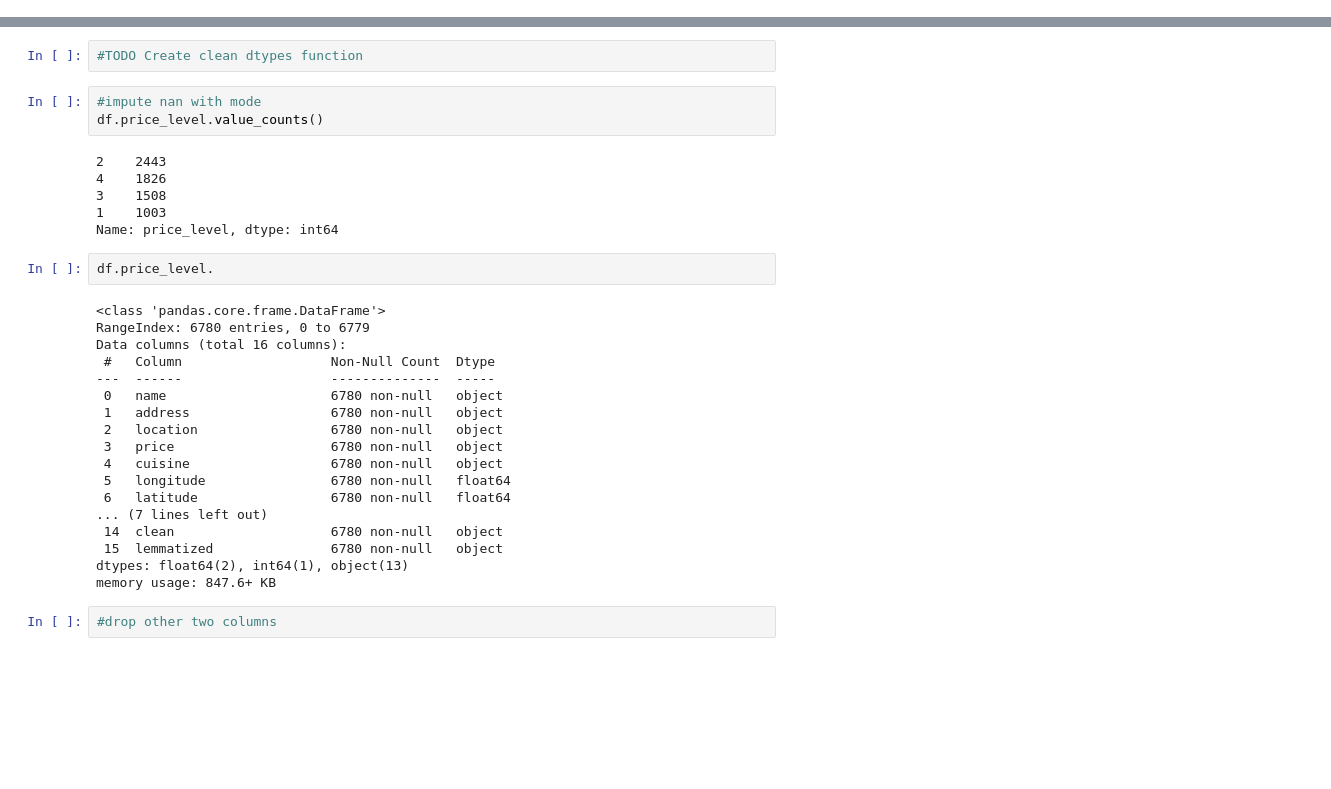
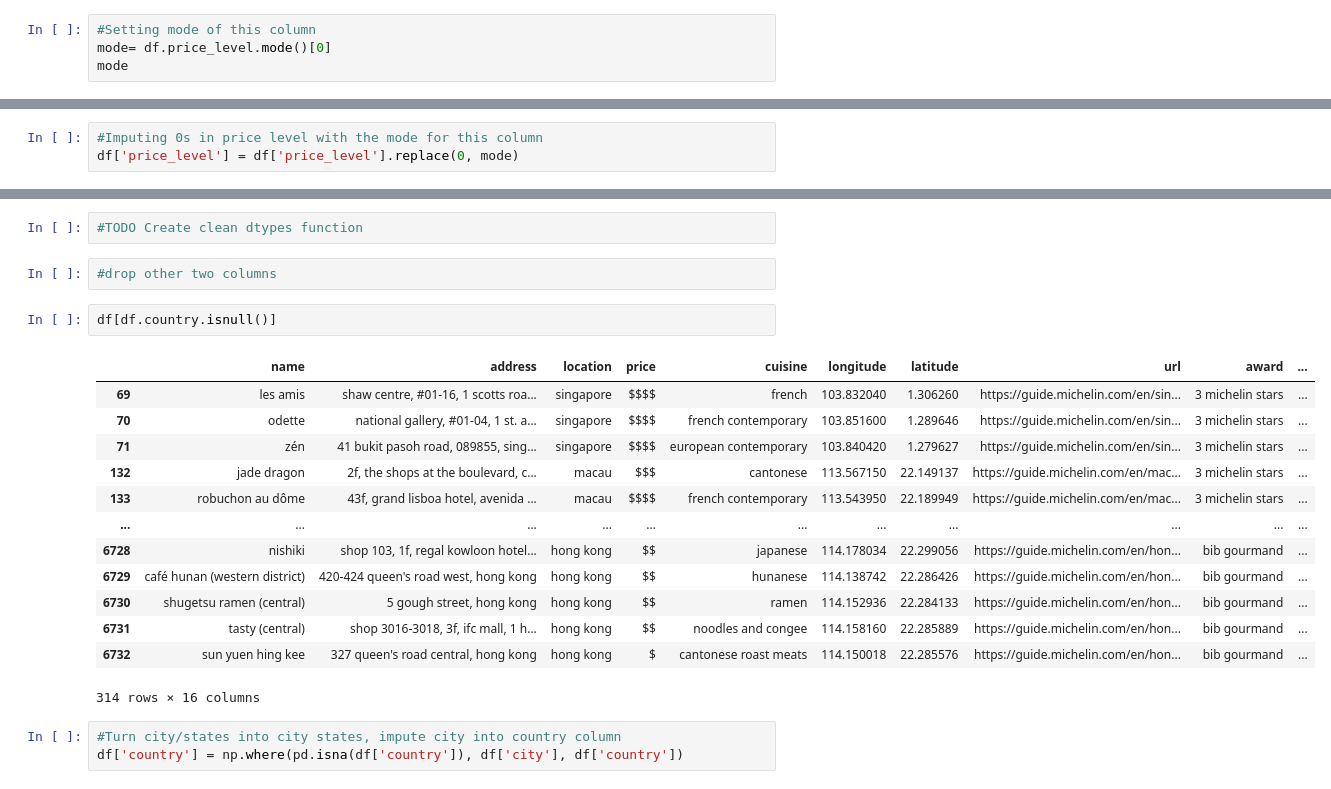
Before and after one commit to CodeupGourmands/Michelin_NLP_Capstone, a Jupyter notebook: cristina_notebook.ipynb, the cells around one changed output, grey strips where cells are left out. Cells and saved outputs as stored; diff of their text form; blank space fills up the shorter version.

```diff
--- a/cristina_notebook.ipynb
+++ b/cristina_notebook.ipynb
@@ -140,3 +135,7 @@ df.price_level.value_counts()
 1    1003
 0      54
 Name: price_level, dtype: int64
+# %%
+#Setting mode of this column
+mode= df.price_level.mode()[0]
+mode
@@ -143 +144,4 @@ Name: price_level, dtype: int64
+# %%
+#Imputing 0s in price level with the mode for this column
+df['price_level'] = df['price_level'].replace(0, mode)
 # %%
@@ -274,34 +227,24 @@ df.award.dtype
 dtype('O')
 # %%
 #TODO Create clean dtypes function
-# %%
-#impute nan with mode
-df.price_level.value_counts()
-# %% [output]
-2    2443
-4    1826
-3    1508
-1    1003
-Name: price_level, dtype: int64
-# %%
-df.price_level.
-# %% [output]
-<class 'pandas.core.frame.DataFrame'>
-RangeIndex: 6780 entries, 0 to 6779
-Data columns (total 16 columns):
- #   Column                   Non-Null Count  Dtype
----  ------                   --------------  -----
- 0   name                     6780 non-null   object
- 1   address                  6780 non-null   object
- 2   location                 6780 non-null   object
- 3   price                    6780 non-null   object
- 4   cuisine                  6780 non-null   object
- 5   longitude                6780 non-null   float64
- 6   latitude                 6780 non-null   float64
-... (7 lines left out)
- 14  clean                    6780 non-null   object
- 15  lemmatized               6780 non-null   object
-dtypes: float64(2), int64(1), object(13)
-memory usage: 847.6+ KB
 # %%
 #drop other two columns
+# %%
+df[df.country.isnull()]
+# %% [output]
+|  | name | address | location | price | cuisine | longitude | latitude | url | award | ... |
+| 69 | les amis | shaw centre, #01-16, 1 scotts roa... | singapore | $$$$ | french | 103.832040 | 1.306260 | https://guide.michelin.com/en/sin... | 3 michelin stars | ... |
+| 70 | odette | national gallery, #01-04, 1 st. a... | singapore | $$$$ | french contemporary | 103.851600 | 1.289646 | https://guide.michelin.com/en/sin... | 3 michelin stars | ... |
+| 71 | zén | 41 bukit pasoh road, 089855, sing... | singapore | $$$$ | european contemporary | 103.840420 | 1.279627 | https://guide.michelin.com/en/sin... | 3 michelin stars | ... |
+| 132 | jade dragon | 2f, the shops at the boulevard, c... | macau | $$$ | cantonese | 113.567150 | 22.149137 | https://guide.michelin.com/en/mac... | 3 michelin stars | ... |
+| 133 | robuchon au dôme | 43f, grand lisboa hotel, avenida ... | macau | $$$$ | french contemporary | 113.543950 | 22.189949 | https://guide.michelin.com/en/mac... | 3 michelin stars | ... |
+| ... | ... | ... | ... | ... | ... | ... | ... | ... | ... | ... |
+| 6728 | nishiki | shop 103, 1f, regal kowloon hotel... | hong kong | $$ | japanese | 114.178034 | 22.299056 | https://guide.michelin.com/en/hon... | bib gourmand | ... |
+| 6729 | café hunan (western district) | 420-424 queen's road west, hong kong | hong kong | $$ | hunanese | 114.138742 | 22.286426 | https://guide.michelin.com/en/hon... | bib gourmand | ... |
+| 6730 | shugetsu ramen (central) | 5 gough street, hong kong | hong kong | $$ | ramen | 114.152936 | 22.284133 | https://guide.michelin.com/en/hon... | bib gourmand | ... |
+| 6731 | tasty (central) | shop 3016-3018, 3f, ifc mall, 1 h... | hong kong | $$ | noodles and congee | 114.158160 | 22.285889 | https://guide.michelin.com/en/hon... | bib gourmand | ... |
+| 6732 | sun yuen hing kee | 327 queen's road central, hong kong | hong kong | $ | cantonese roast meats | 114.150018 | 22.285576 | https://guide.michelin.com/en/hon... | bib gourmand | ... |
+314 rows × 16 columns
+# %%
+#Turn city/states into city states, impute city into country column
+df['country'] = np.where(pd.isna(df['country']), df['city'], df['country'])
```
Also changed, not shown: parts of 10 cells of this notebook.
